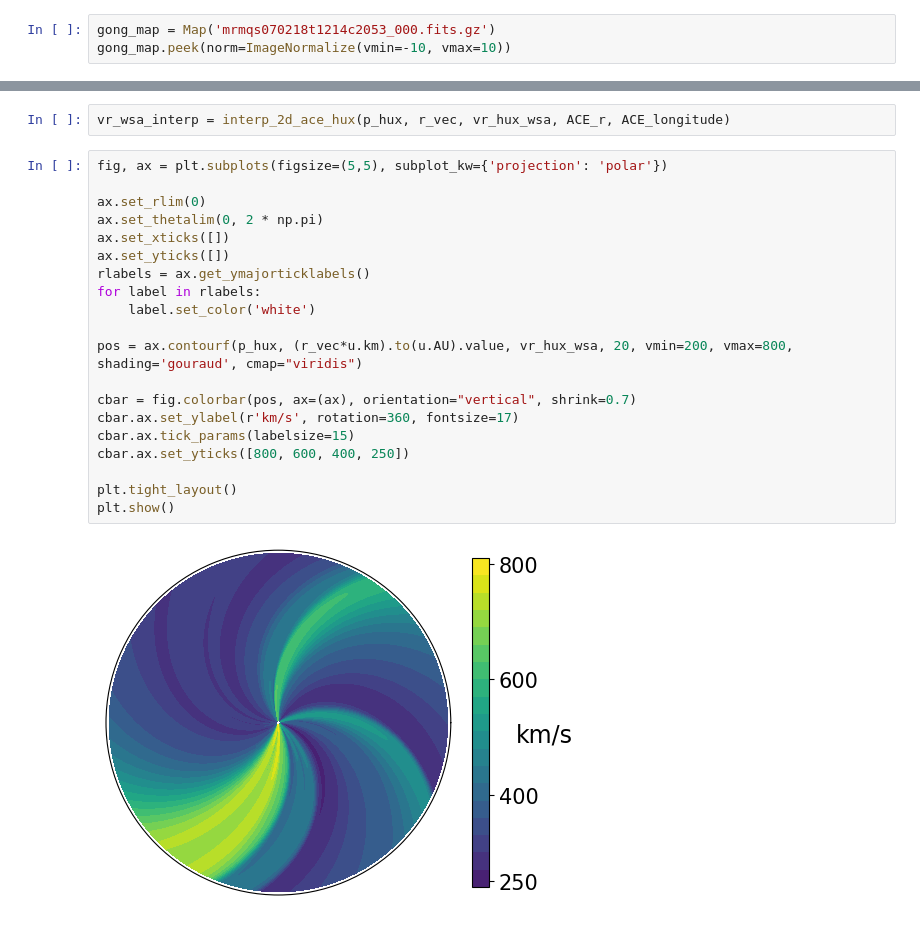
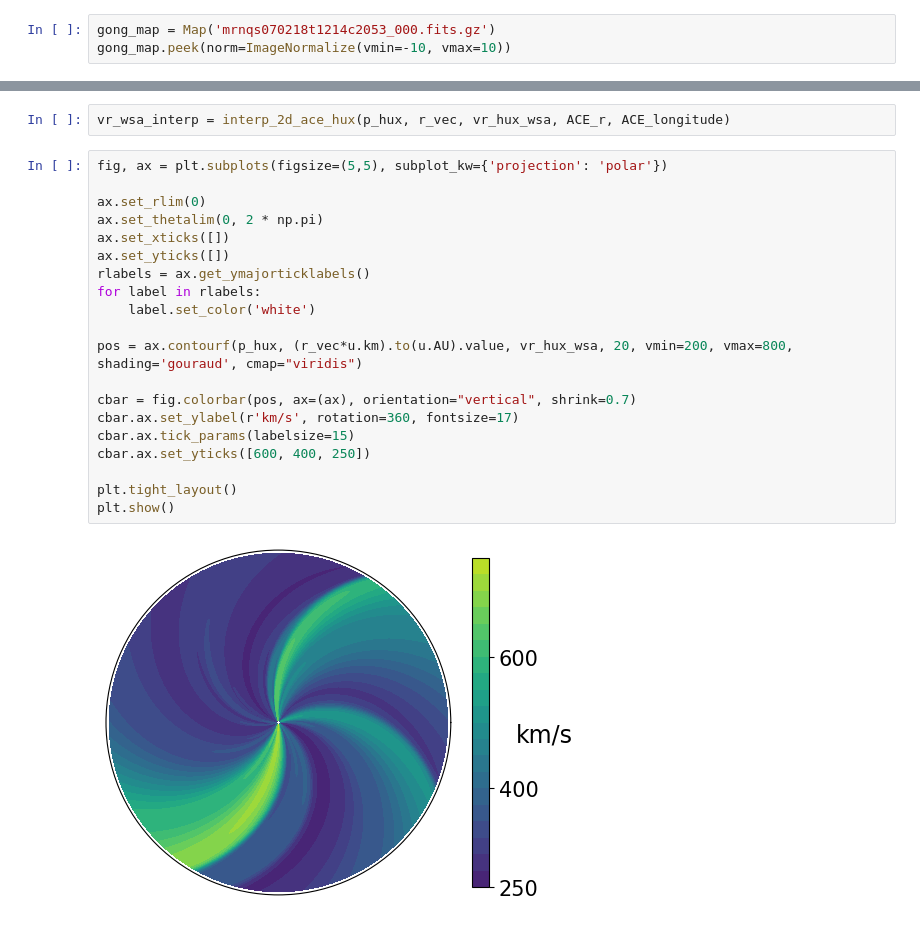
Before and after one commit to mgjeon/sswt, a Jupyter notebook: CR2053.ipynb, the cells around one changed output, grey strips where cells are left out. Cells and saved outputs as stored; diff of their text form.

Commit message:
GONG nqs

```diff
--- a/CR2053.ipynb
+++ b/CR2053.ipynb
@@ -117,6 +115,6 @@ urlretrieve(
 );
 # %%
-gong_map = Map('mrmqs070218t1214c2053_000.fits.gz')
+gong_map = Map('mrnqs070218t1214c2053_000.fits.gz')
 gong_map.peek(norm=ImageNormalize(vmin=-10, vmax=10))
 # %% [output]
 INFO: Missing metadata for solar radius: assuming the standard radius of the photosphere. [sunpy.map.mapbase]
@@ -566,25 +565,25 @@ vr_wsa_interp = interp_2d_ace_hux(p_hux, r_vec, vr_hux_wsa, ACE_r, ACE_longitude
 # %%
 fig, ax = plt.subplots(figsize=(5,5), subplot_kw={'projection': 'polar'})
 
 ax.set_rlim(0)
 ax.set_thetalim(0, 2 * np.pi)
 ax.set_xticks([])
 ax.set_yticks([])
 rlabels = ax.get_ymajorticklabels()
 for label in rlabels:
     label.set_color('white')
 
 pos = ax.contourf(p_hux, (r_vec*u.km).to(u.AU).value, vr_hux_wsa, 20, vmin=200, vmax=800, shading='gouraud', cmap="viridis")
 
 cbar = fig.colorbar(pos, ax=(ax), orientation="vertical", shrink=0.7)
 cbar.ax.set_ylabel(r'km/s', rotation=360, fontsize=17)
 cbar.ax.tick_params(labelsize=15)
-cbar.ax.set_yticks([800, 600, 400, 250])
+cbar.ax.set_yticks([600, 400, 250])
 
 plt.tight_layout()
 plt.show()
 # %% [output]
-[figure, old version]
+[figure, new version]
 # %%
 fig, ax = plt.subplots(figsize=(7, 2.5))
 ax.plot(ACE_longitude[:-2], vr_wsa_interp[:-2], "b", label=r"$PFSS \rightarrow WSA \rightarrow HUX$")
```
Also changed, not shown: parts of 16 cells of this notebook, 1 other file.
